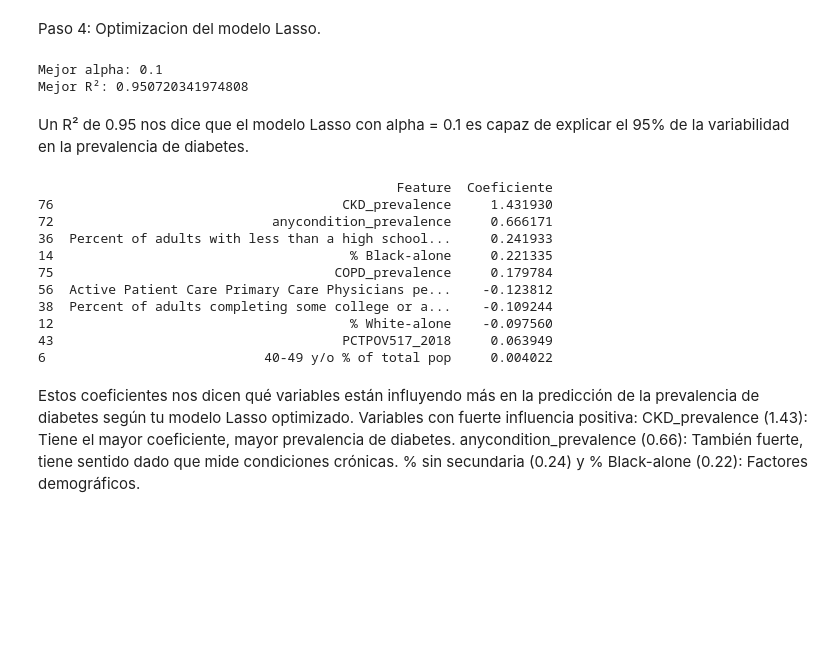
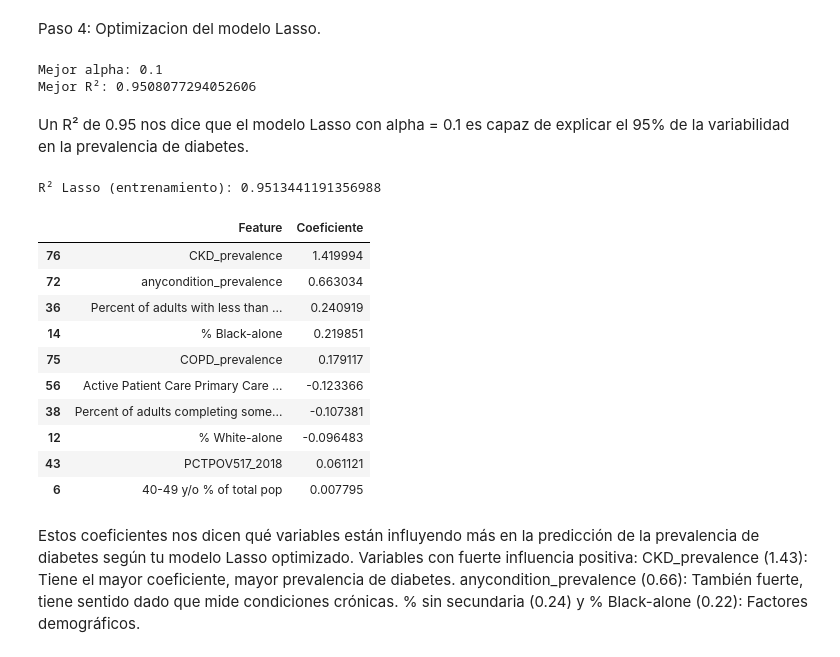
Before and after one commit to 4GeeksAcademy/Jose-Luis-M-demographic-health, a Jupyter notebook: src/explore.ipynb, the cells around one changed output. Cells and saved outputs as stored; diff of their text form; code cells hidden in the pictures; blank space fills up the shorter version.

```diff
--- a/src/explore.ipynb
+++ b/src/explore.ipynb
@@ -119,7 +120,7 @@ X_train, X_test, y_train, y_test = train_test_split(
 Regresion lineal Base.
 # %%
 lr = LinearRegression()
-lr.fit(X_train, y_train)
-y_pred_lr = lr.predict(X_test)
+lr.fit(X_train_scaled, y_train)
+y_pred_lr = lr.predict(X_test_scaled)
 print("R² Regresión Lineal:", r2_score(y_test, y_pred_lr))
 # %% [output]
@@ -129,7 +136,7 @@ Resgresion lasso con hoperparámetro por defecto
 # %%
 # Lasso (alpha=1.0 por defecto)
 lasso_default = Lasso()
-lasso_default.fit(X_train, y_train)
-y_pred_lasso = lasso_default.predict(X_test)
+lasso_default.fit(X_train_scaled, y_train)
+y_pred_lasso = lasso_default.predict(X_test_scaled)
 print("R² Lasso (alpha=1.0):", r2_score(y_test, y_pred_lasso))
 # %% [output]
@@ -142,8 +149,8 @@ r2_values = []
 
 for alpha in alphas:
     lasso = Lasso(alpha=alpha, max_iter=10000)
-    lasso.fit(X_train, y_train)
-    r2 = r2_score(y_test, lasso.predict(X_test))
+    lasso.fit(X_train_scaled, y_train)
+    r2 = r2_score(y_test, lasso.predict(X_test_scaled))
     r2_values.append(r2)
 
 plt.figure(figsize=(10, 6))
@@ -163,39 +170,44 @@ Paso 4: Optimizacion del modelo Lasso.
 param_grid = {"alpha": np.linspace(0.1, 20, 100)}
 lasso = Lasso(max_iter=10000)
 grid = GridSearchCV(lasso, param_grid, cv=5, scoring="r2")
-grid.fit(X_train, y_train)
+grid.fit(X_train_scaled, y_train)
 
 print("Mejor alpha:", grid.best_params_["alpha"])
 print("Mejor R²:", grid.best_score_)
 # %% [output]
 Mejor alpha: 0.1
-Mejor R²: 0.950720341974808
+Mejor R²: 0.9508077294052606
 # %% [markdown]
 Un R² de 0.95 nos dice que el modelo Lasso con alpha = 0.1 es capaz de explicar el 95% de la variabilidad en la prevalencia de diabetes.
 # %%
 # Coeficientes del modelo final.
 best_lasso = Lasso(alpha=0.1, max_iter=10000)
-best_lasso.fit(X_train, y_train)
+best_lasso.fit(X_train_scaled, y_train)
+
+# R² en entrenamiento para el modelo final Lasso <<<<<<<<<<<<<<< Incorporado en correccion.
+y_train_pred_lasso = best_lasso.predict(X_train_scaled)
+print("R² Lasso (entrenamiento):", r2_score(y_train, y_train_pred_lasso))
 
 # Obtener nombres de variables y sus coeficientes
 coef_df = pd.DataFrame({
     "Feature": X.columns,
     "Coeficiente": best_lasso.coef_
 })
 coef_df = coef_df.sort_values(by="Coeficiente", key=abs, ascending=False)
-print(coef_df.head(10))
+coef_df.head(10)
 # %% [output]
-                                              Feature  Coeficiente
-76                                     CKD_prevalence     1.431930
-72                            anycondition_prevalence     0.666171
-36  Percent of adults with less than a high school...     0.241933
-14                                      % Black-alone     0.221335
-75                                    COPD_prevalence     0.179784
-56  Active Patient Care Primary Care Physicians pe...    -0.123812
-38  Percent of adults completing some college or a...    -0.109244
-12                                      % White-alone    -0.097560
-43                                     PCTPOV517_2018     0.063949
-6                            40-49 y/o % of total pop     0.004022
+R² Lasso (entrenamiento): 0.9513441191356988
+|  | Feature | Coeficiente |
+| 76 | CKD_prevalence | 1.419994 |
+| 72 | anycondition_prevalence | 0.663034 |
+| 36 | Percent of adults with less than ... | 0.240919 |
+| 14 | % Black-alone | 0.219851 |
+| 75 | COPD_prevalence | 0.179117 |
+| 56 | Active Patient Care Primary Care ... | -0.123366 |
+| 38 | Percent of adults completing some... | -0.107381 |
+| 12 | % White-alone | -0.096483 |
+| 43 | PCTPOV517_2018 | 0.061121 |
+| 6 | 40-49 y/o % of total pop | 0.007795 |
 # %% [markdown]
 Estos coeficientes nos dicen qué variables están influyendo más en la predicción de la prevalencia de diabetes según tu modelo Lasso optimizado.
 Variables con fuerte influencia positiva:
```
Also changed, not shown: parts of 4 cells of this notebook.
